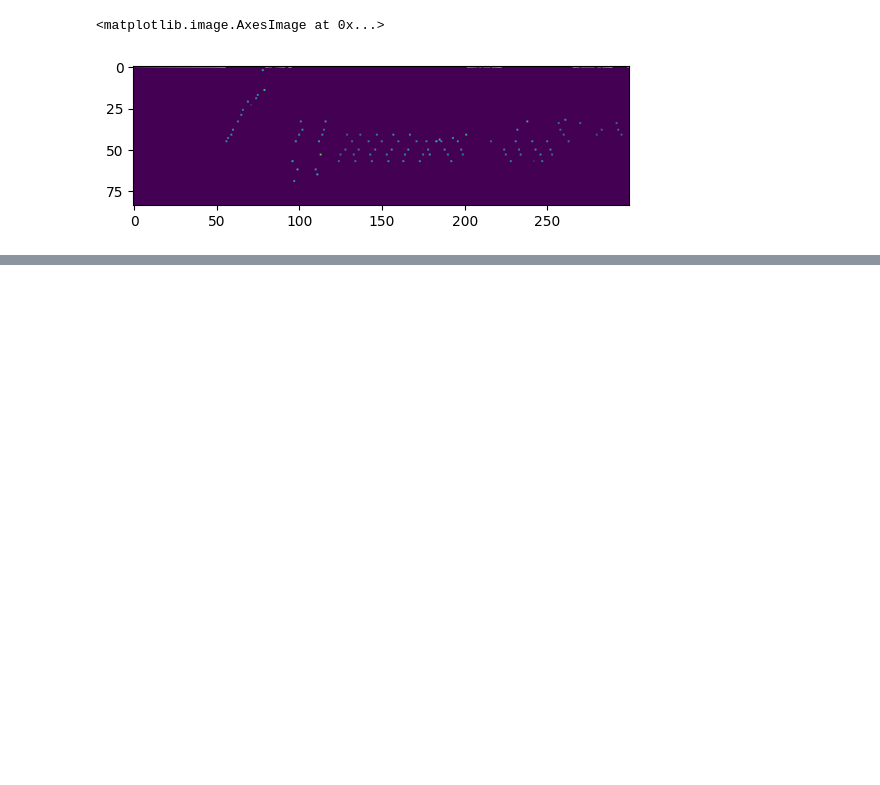
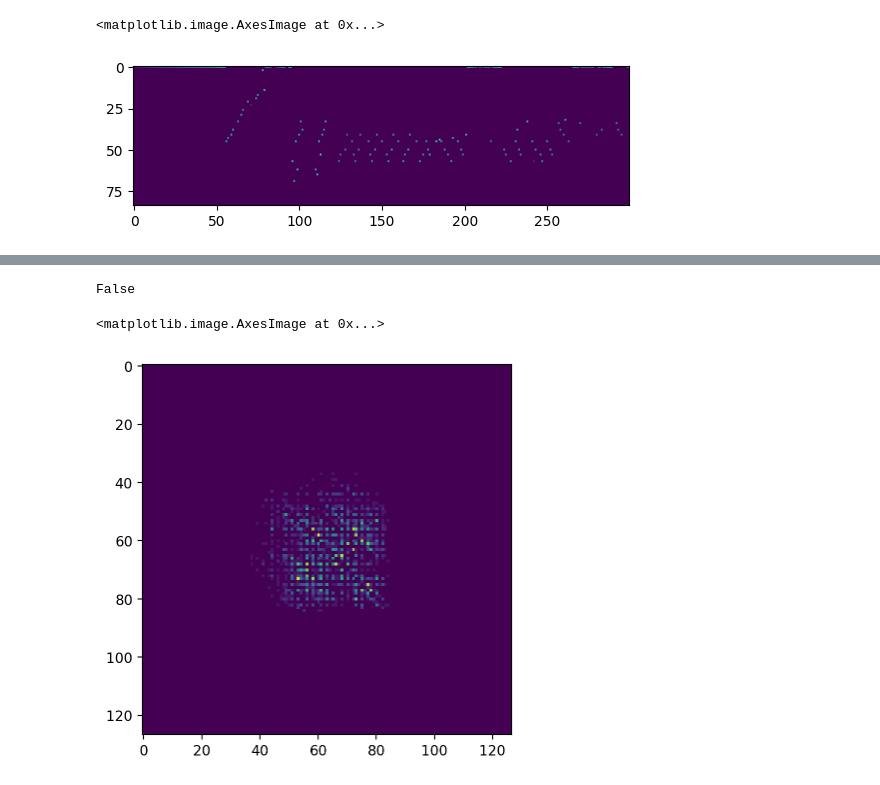
Before and after one commit to capital-G/ki-ueben-klavier-trainieren, a Jupyter notebook: book/chapters/markov.ipynb, the cells around one changed output, grey strips where cells are left out. Saved outputs shown, nothing was run; the diff lists cells and outputs as text; code cells hidden in the pictures; blank space fills up the shorter version.

```diff
--- a/book/chapters/markov.ipynb
+++ b/book/chapters/markov.ipynb
@@ -154,17 +254,21 @@ plt.imshow(x.values.T[:, 0:300])
 <matplotlib.image.AxesImage at 0x...>
 [figure]
 # %%
-events = pd.DataFrame({
-    'time': [1, 2, 1, 3, 3, 4],
-    'note': ['A', 'A', 'B', 'C', 'B', 'A'],
-    'velocity': [10, 20, 30, 40, 50, 60]
-})
+events = pd.DataFrame(
+    {
+        "time": [1, 2, 1, 3, 3, 4],
+        "note": ["A", "A", "B", "C", "B", "A"],
+        "velocity": [10, 20, 30, 40, 50, 60],
+    }
+)
 
 # Create a new index by combining 'time' and 'note'
-events['time_note'] = events['time'].astype(str) + '-' + events['note']
+events["time_note"] = events["time"].astype(str) + "-" + events["note"]
 
 # Pivot the table
-pivot_table = events.pivot_table(values='velocity', index='time_note', columns='note', aggfunc='first')
+pivot_table = events.pivot_table(
+    values="velocity", index="time_note", columns="note", aggfunc="first"
+)
 
 # Drop the temporary 'time_note' column
-pivot_table.drop(columns=['time_note'], inplace=True)
+pivot_table.drop(columns=["time_note"], inplace=True)
@@ -181,0 +321,9 @@ PosixPath('/home/dennis/Downloads/maestro/maestro-v3.0.0/2018/MIDI-Unprocessed_R
+# %%
+midi_files[0] == midi_files[1]
+# %% [output]
+False
+# %%
+plt.imshow(calculate_transition_matrix(midi_files[400]), interpolation=None)
+# %% [output]
+<matplotlib.image.AxesImage at 0x...>
+[figure, added]
```
Also changed, not shown: parts of 69 cells of this notebook, 23 other files.
